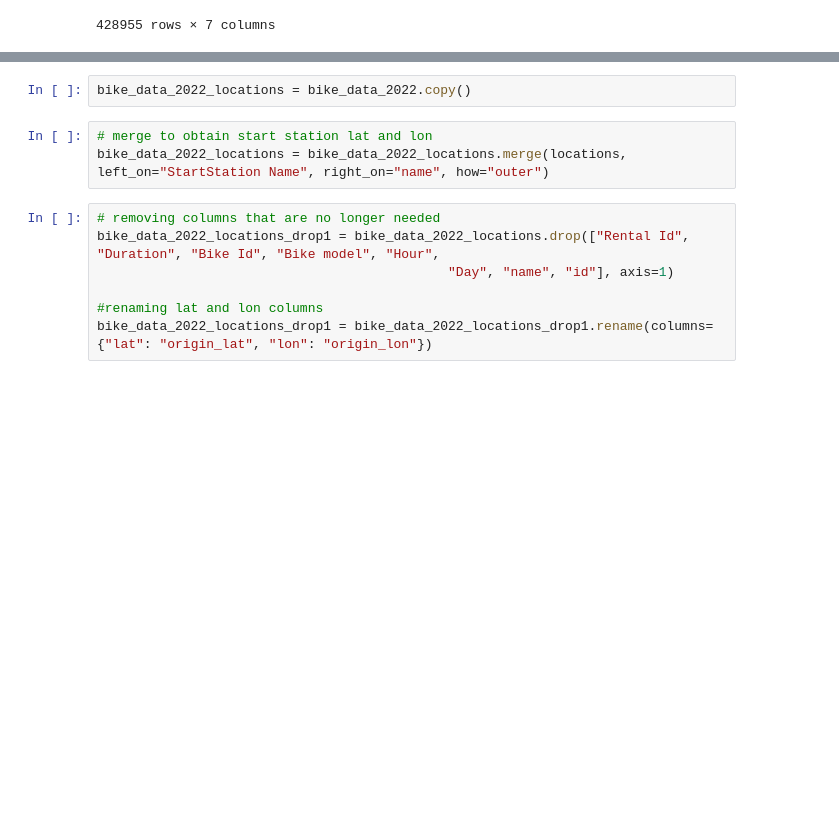
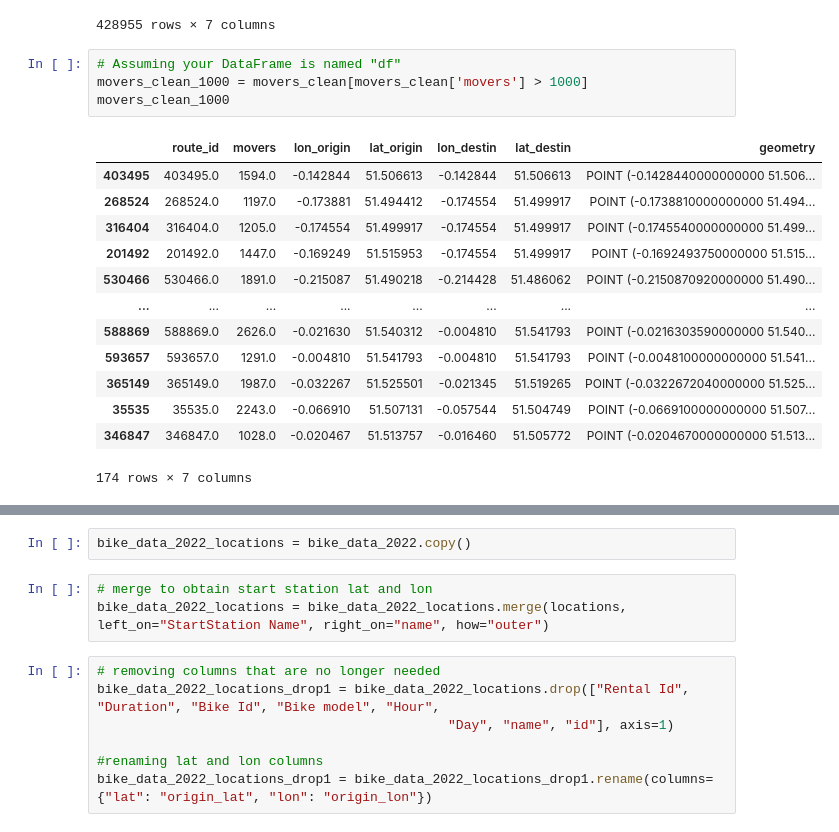
Before and after one commit to elrhmo/TfL_Bike_Analysis, a Jupyter notebook: analysis_networkx.ipynb, the cells around one changed output, grey strips where cells are left out. Drawn from its saved outputs; the diff is of its cells as text; blank space fills up the shorter version.

```diff
--- a/analysis_networkx.ipynb
+++ b/analysis_networkx.ipynb
@@ -711,5 +710,23 @@ movers_clean
 | 497948 | 497948.0 | 1.0 | -0.072351 | 51.492668 | -0.078893 | 51.495598 | POINT (-0.0723506650000000 51.492... |
 | 634406 | 634406.0 | 8.0 | -0.078893 | 51.495598 | -0.078893 | 51.495598 | POINT (-0.0788930000000000 51.495... |
 428955 rows × 7 columns
+# %%
+# Assuming your DataFrame is named "df"
+movers_clean_1000 = movers_clean[movers_clean['movers'] > 1000]
+movers_clean_1000
+# %% [output]
+|  | route_id | movers | lon_origin | lat_origin | lon_destin | lat_destin | geometry |
+| 403495 | 403495.0 | 1594.0 | -0.142844 | 51.506613 | -0.142844 | 51.506613 | POINT (-0.1428440000000000 51.506... |
+| 268524 | 268524.0 | 1197.0 | -0.173881 | 51.494412 | -0.174554 | 51.499917 | POINT (-0.1738810000000000 51.494... |
+| 316404 | 316404.0 | 1205.0 | -0.174554 | 51.499917 | -0.174554 | 51.499917 | POINT (-0.1745540000000000 51.499... |
+| 201492 | 201492.0 | 1447.0 | -0.169249 | 51.515953 | -0.174554 | 51.499917 | POINT (-0.1692493750000000 51.515... |
+| 530466 | 530466.0 | 1891.0 | -0.215087 | 51.490218 | -0.214428 | 51.486062 | POINT (-0.2150870920000000 51.490... |
+| ... | ... | ... | ... | ... | ... | ... | ... |
+| 588869 | 588869.0 | 2626.0 | -0.021630 | 51.540312 | -0.004810 | 51.541793 | POINT (-0.0216303590000000 51.540... |
+| 593657 | 593657.0 | 1291.0 | -0.004810 | 51.541793 | -0.004810 | 51.541793 | POINT (-0.0048100000000000 51.541... |
+| 365149 | 365149.0 | 1987.0 | -0.032267 | 51.525501 | -0.021345 | 51.519265 | POINT (-0.0322672040000000 51.525... |
+| 35535 | 35535.0 | 2243.0 | -0.066910 | 51.507131 | -0.057544 | 51.504749 | POINT (-0.0669100000000000 51.507... |
+| 346847 | 346847.0 | 1028.0 | -0.020467 | 51.513757 | -0.016460 | 51.505772 | POINT (-0.0204670000000000 51.513... |
+174 rows × 7 columns
 # %%
 # Create KeplerGl instance
```
Also changed, not shown: parts of 7 cells of this notebook, 1 other file.
